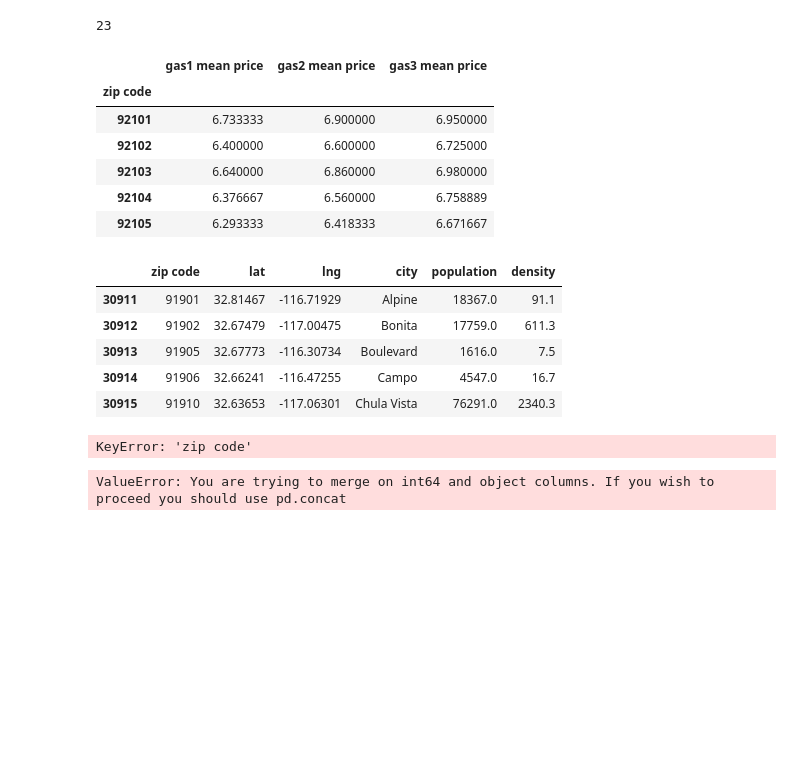
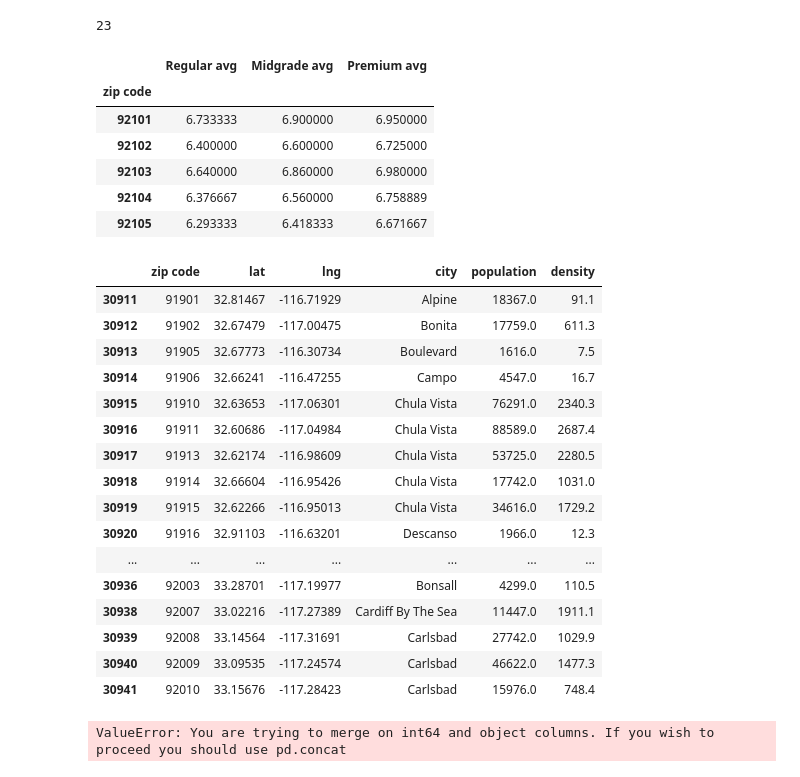
Before and after one commit to Lilnessa/Project1, a Jupyter notebook: gas_prices_zip_code.ipynb, the cells around one changed output. Cells and saved outputs as stored; diff of their text form; code cells hidden in the pictures; blank space fills up the shorter version.

```diff
--- a/gas_prices_zip_code.ipynb
+++ b/gas_prices_zip_code.ipynb
@@ -197,14 +197,14 @@ averaged_gas3_prices = extra_clean_gas.groupby(["zip code"])["gas3 price"].mean(
 # Create df with avg gas prices per zip
 gas_price_per_zip_avg = pd.DataFrame(
     {
-        "gas1 mean price": averaged_gas1_prices,
-        "gas2 mean price": averaged_gas2_prices,
-        "gas3 mean price": averaged_gas3_prices,
+        "Regular avg": averaged_gas1_prices,
+        "Midgrade avg": averaged_gas2_prices,
+        "Premium avg": averaged_gas3_prices,
     }
 )
 gas_price_per_zip_avg.head()
 # %% [output]
-|  | gas1 mean price | gas2 mean price | gas3 mean price |
+|  | Regular avg | Midgrade avg | Premium avg |
 | zip code |  |  |  |
 | 92101 | 6.733333 | 6.900000 | 6.950000 |
 | 92102 | 6.400000 | 6.600000 | 6.725000 |
@@ -214,25 +214,34 @@ gas_price_per_zip_avg.head()
 # %%
 # Load in csv with lat, long, population, density
 zip_df = pd.read_csv("Resources/uszips.csv")
 sd_zip_df_unclean = zip_df.loc[zip_df["county_names_all"] == "San Diego", :]
 sd_zip_df_unclean = sd_zip_df_unclean.rename(columns={'zip':'zip code'})
 # Create df of only info we want
 sd_zip_df = sd_zip_df_unclean[['zip code', 'lat', 'lng', 'city', 'population', 'density']]
 sd_zip_df = pd.DataFrame(sd_zip_df)
 
-sd_zip_df.head()
+sd_zip_df.head(30)
 # %% [output]
 |  | zip code | lat | lng | city | population | density |
 | 30911 | 91901 | 32.81467 | -116.71929 | Alpine | 18367.0 | 91.1 |
 | 30912 | 91902 | 32.67479 | -117.00475 | Bonita | 17759.0 | 611.3 |
 | 30913 | 91905 | 32.67773 | -116.30734 | Boulevard | 1616.0 | 7.5 |
 | 30914 | 91906 | 32.66241 | -116.47255 | Campo | 4547.0 | 16.7 |
 | 30915 | 91910 | 32.63653 | -117.06301 | Chula Vista | 76291.0 | 2340.3 |
+| 30916 | 91911 | 32.60686 | -117.04984 | Chula Vista | 88589.0 | 2687.4 |
+| 30917 | 91913 | 32.62174 | -116.98609 | Chula Vista | 53725.0 | 2280.5 |
+| 30918 | 91914 | 32.66604 | -116.95426 | Chula Vista | 17742.0 | 1031.0 |
+| 30919 | 91915 | 32.62266 | -116.95013 | Chula Vista | 34616.0 | 1729.2 |
+| 30920 | 91916 | 32.91103 | -116.63201 | Descanso | 1966.0 | 12.3 |
+| ... | ... | ... | ... | ... | ... | ... |
+| 30936 | 92003 | 33.28701 | -117.19977 | Bonsall | 4299.0 | 110.5 |
+| 30938 | 92007 | 33.02216 | -117.27389 | Cardiff By The Sea | 11447.0 | 1911.1 |
+| 30939 | 92008 | 33.14564 | -117.31691 | Carlsbad | 27742.0 | 1029.9 |
+| 30940 | 92009 | 33.09535 | -117.24574 | Carlsbad | 46622.0 | 1477.3 |
+| 30941 | 92010 | 33.15676 | -117.28423 | Carlsbad | 15976.0 | 748.4 |
 # %%
 # Making sure zip in all dfs are string types
-sd_zip_df['zip code'] = sd_zip_df['zip code'].astype(str)
-gas_price_per_zip_avg['zip code'] = gas_price_per_zip_avg['zip code'].astype(str)
-SD_median_income['zip code'] = SD_median_income['zip code'].astype(str)
+sd_zip_df['zip code'] = sd_zip_df['zip code'].astype(int)
+gas_price_per_zip_avg['zip code'] = gas_price_per_zip_avg['zip code'].astype(int)
+SD_median_income['zip code'] = SD_median_income['zip code'].astype(int)
-# %% [output]
-KeyError: 'zip code'
 # %%
```
Also changed, not shown: parts of 1 cell of this notebook, 1 other file.
